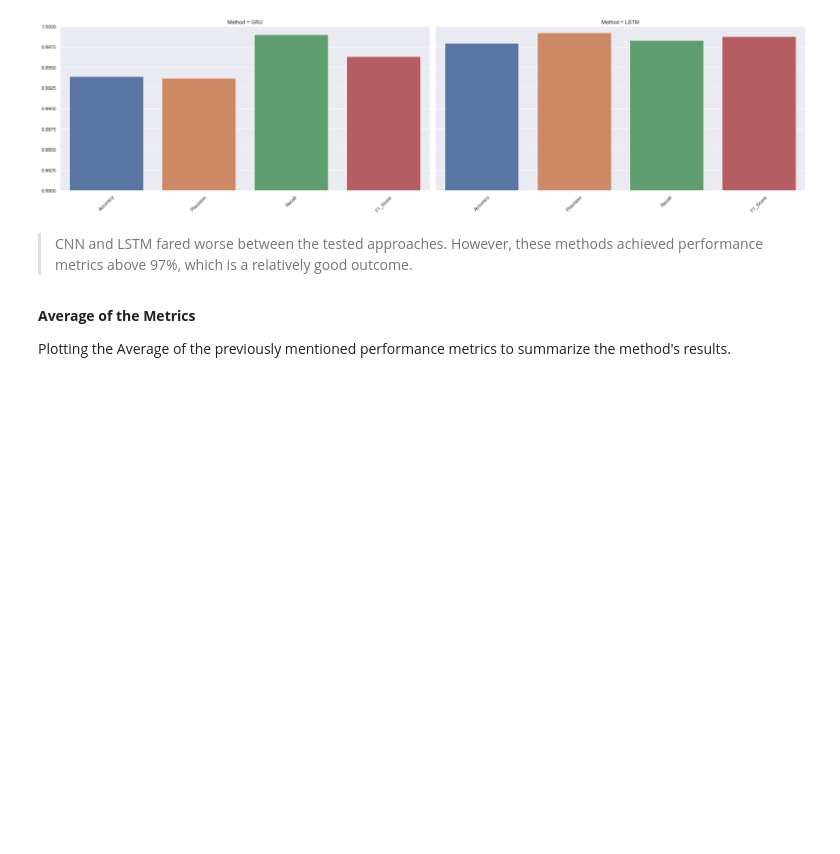
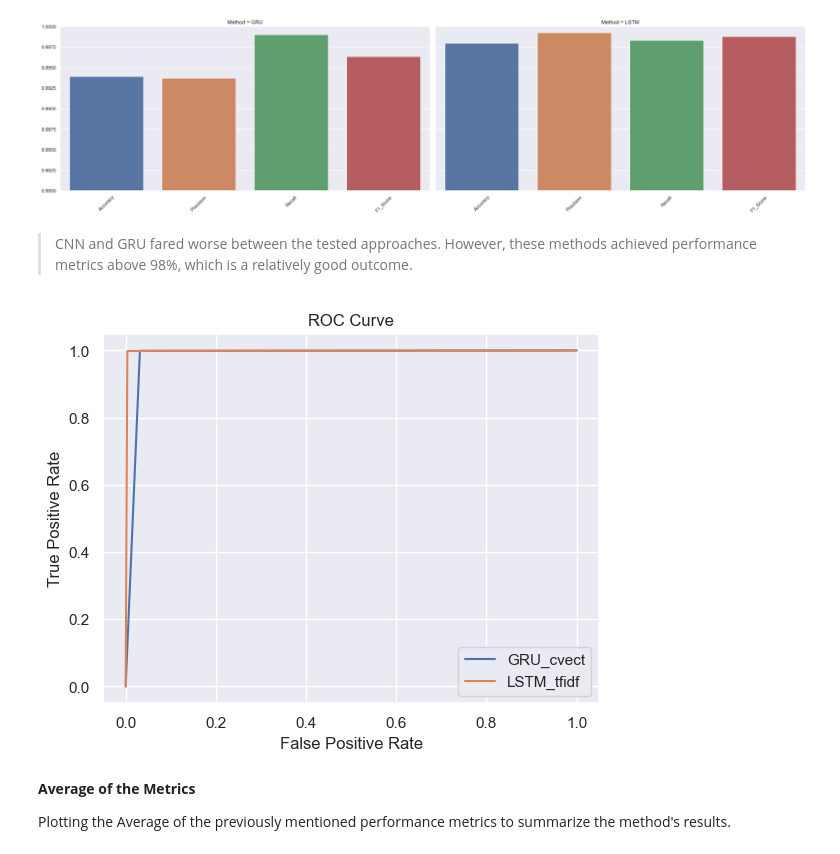
Before and after one commit to giacomovitangeli/ddos-detection, a Jupyter notebook: ddos_detection.ipynb, the cells around one changed output. Drawn from its saved outputs; the diff is of its cells as text; code cells hidden in the pictures; blank space fills up the shorter version.

Commit message:
add ROC curve

```diff
--- a/ddos_detection.ipynb
+++ b/ddos_detection.ipynb
@@ -1117,3 +1087,9 @@ avg / total       0.99      0.99      0.97      0.99      0.98      0.97    2985
+# %%
+# Calculate the false positive rate and true positive rate
+fpr_GRU, tpr_GRU, thresholds_GRU = roc_curve(y_test, y_pred)
+
+# Calculate the ROC auc score
+score_GRU = roc_auc_score(y_test, y_pred)
 # %% [markdown]
 ### CNN
 # %%
@@ -1243,3 +1219,9 @@ CONFUSION MATRIX
+# %%
+# Calculate the false positive rate and true positive rate
+fpr_LSTM, tpr_LSTM, thresholds_LSTM = roc_curve(y_test, y_pred)
+
+# Calculate the ROC auc score
+score_LSTM = roc_auc_score(y_test, y_pred)
 # %% [markdown]
 ### DNN
 # %%
@@ -1599,7 +1581,22 @@ ax = ax
 # %% [output]
 [figure]
 # %% [markdown]
-> CNN and LSTM fared worse between the tested approaches. However, these methods achieved performance metrics above 97%, which is a relatively good outcome.
+> CNN and GRU fared worse between the tested approaches. However, these methods achieved performance metrics above 98%, which is a relatively good outcome.
+# %%
+# Plot the ROC curves
+plt.plot(fpr_GRU, tpr_GRU, label='GRU_cvect')
+plt.plot(fpr_LSTM, tpr_LSTM, label='LSTM_tfidf')
+plt.xlabel('False Positive Rate')
+plt.ylabel('True Positive Rate')
+plt.title('ROC Curve')
+
+# Add a legend
+plt.legend()
+
+# Show the plot
+plt.show()
+# %% [output]
+[figure, added]
 # %% [markdown]
 **Average of the Metrics**
 
```
Also changed, not shown: parts of 27 cells of this notebook.
